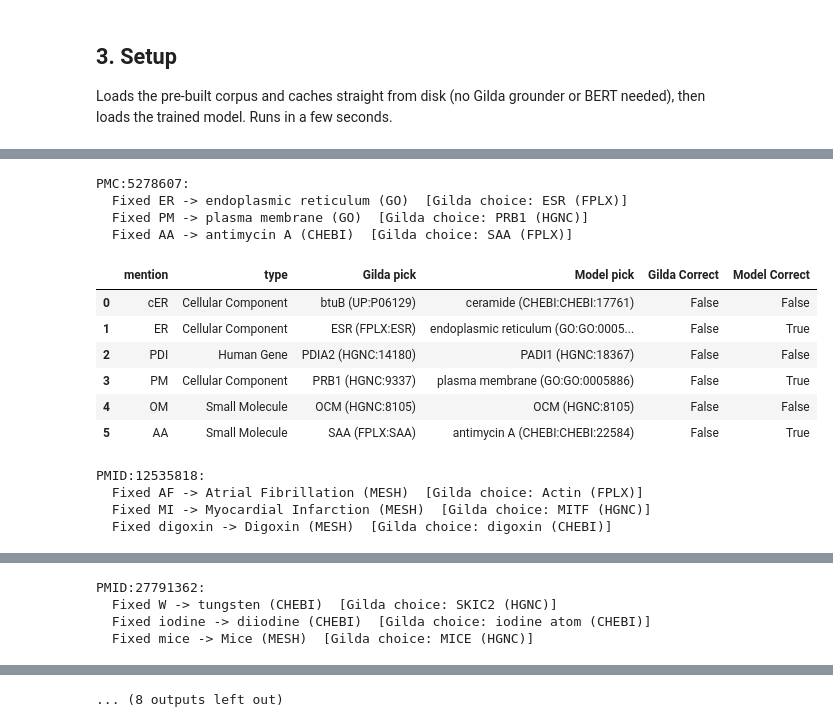
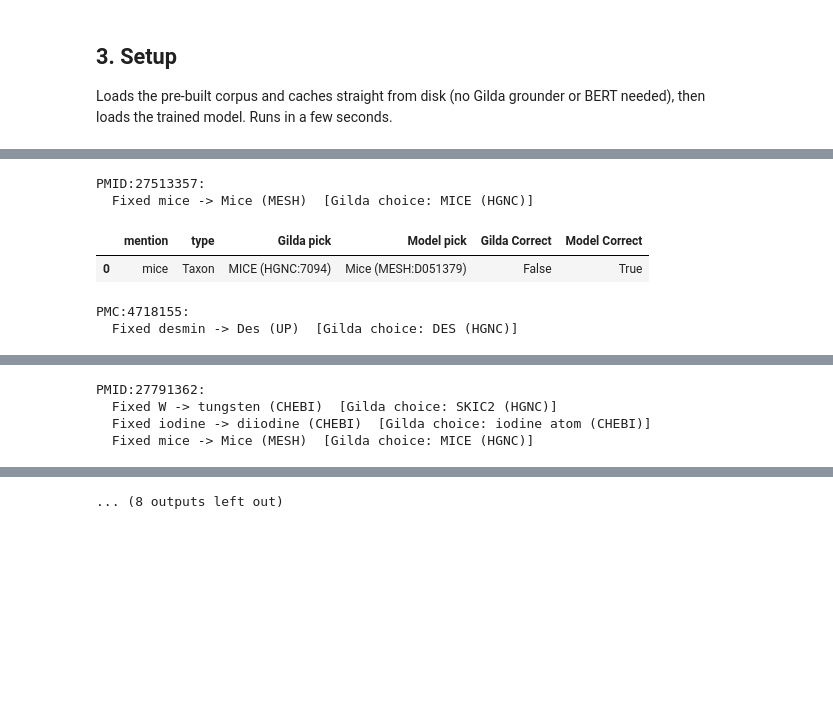
Before and after one commit to gyorilab/ascenda, a Jupyter notebook: ascenda/jd_model_demo.ipynb, the cells around one changed output, grey strips where cells are left out. Cells and saved outputs as stored; diff of their text form; code cells hidden in the pictures; blank space fills up the shorter version.

```diff
--- a/ascenda/jd_model_demo.ipynb
+++ b/ascenda/jd_model_demo.ipynb
@@ -52,10 +63,10 @@ For a single document, view each mention's **Gilda** pick next to what the **mod
 def curie(c):
     return f"{c.term.db}:{c.term.id}"
 
-def compare_doc(doc):
-    preds = predict_document(doc, emb_cache, model, context_cache=ctx_cache)
+def compare_source(source):
+    preds = predict_source(source, emb_cache, model)
     rows = []
-    for m in doc.mentions:
+    for m in source.mentions:
         if not m.candidates:
             continue
         gilda_top = m.candidates[0]
@@ -72,11 +83,11 @@ def compare_doc(doc):
 
 ambiguous = filter_ambiguous_mentions(test)
 
-def model_gains(doc):
-    df = compare_doc(doc)
+def model_gains(source):
+    df = compare_source(source)
     return len(df) and (~df["Gilda Correct"] & df["Model Correct"]).any()
 
 examples = [d for d in ambiguous if 2 <= len(d.mentions) <= 6 and model_gains(d)]
-print("Document:", examples[10].doc_id)
-compare_doc(examples[10])
+print("Source:", examples[10].source_id)
+compare_source(examples[10])
 # %% [output]
@@ -106,7 +134,7 @@ The `All` row is the main result: **Model F1** should be greater than **Gilda F1
 # %%
 print("Full test corpus")
-preds = {d.doc_id: predict_document(d, emb_cache, model, context_cache=ctx_cache)
-         for d in test}
+preds = {s.source_id: predict_source(s, emb_cache, model)
+         for s in test}
 comparison_table(test, preds, model_col="Model F1", total_label="All", add_average_row=False)
 # %% [output]
 Full test corpus
@@ -148,17 +176,17 @@ The cell below mines the held-out corpus in search of example documents where th
 # %%
-use_ambiguous = True  # flip to False if you want to look at example docs from the full test set
+use_ambiguous = True  # flip to False if you want to look at example sources from the full test set
 
 if use_ambiguous:
-    by_id = {d.doc_id: d for d in ambiguous}
+    by_id = {s.source_id: s for s in ambiguous}
 else:
-    by_id = {d.doc_id: d for d in test}
+    by_id = {s.source_id: s for s in test}
 
-def doc_flips(doc):
-    preds = predict_document(doc, emb_cache, model, context_cache=ctx_cache)
+def source_flips(source):
+    preds = predict_source(source, emb_cache, model)
     gains = []
     losses = []
     seen = set()
-    for m in doc.mentions:
+    for m in source.mentions:
         if not m.candidates or m.text in seen:
             continue
         seen.add(m.text)
@@ -171,29 +199,30 @@ def doc_flips(doc):
             losses.append((m.text, g, mo))
     return gains, losses
 
-def mine_examples(docs, n=10, max_mentions=8):
-    scored = []
-    for d in docs:
+import random
+
+def mine_examples(sources, n=10, max_mentions=8, seed=0):
+    candidates = []
+    for d in sources:
         if not (1 <= len(d.mentions) <= max_mentions):
             continue
-        gains, losses = doc_flips(d)
+        gains, losses = source_flips(d)
         if not gains:
             continue
-        cross = sum(g.term.db != mo.term.db for _, g, mo in gains)
-        scored.append(((len(losses) == 0), cross, len(gains), d.doc_id, gains))
-    scored.sort(key=lambda t: (t[0], t[1], t[2]), reverse=True)
+        candidates.append((d.source_id, gains))
+    picked = random.Random(seed).sample(candidates, min(n, len(candidates)))
     return {
-        doc_id: "".join(
+        source_id: "".join(
             f"  Fixed {t} -> {mo.term.entry_name} ({mo.term.db})"
             f"  [Gilda choice: {g.term.entry_name} ({g.term.db})]\n"
             for t, g, mo in gains[:3])
-        for _, _, _, doc_id, gains in scored[:n]
+        for source_id, gains in picked
     }
 
-mined_examples = mine_examples(ambiguous)
+mined_examples = mine_examples(ambiguous, seed=0)
 
-for doc_id, note in mined_examples.items():
-    print(f"\n{doc_id}: \n{note}")
-    df = compare_doc(by_id[doc_id])
+for source_id, note in mined_examples.items():
+    print(f"\n{source_id}: \n{note}")
+    df = compare_source(by_id[source_id])
     display(df.drop_duplicates(subset=["mention", "Model pick"]))
 # %% [output]
@@ -208,16 +234,7 @@ PMC:4801944:
-PMC:5278607:
-  Fixed ER -> endoplasmic reticulum (GO)  [Gilda choice: ESR (FPLX)]
-  Fixed PM -> plasma membrane (GO)  [Gilda choice: PRB1 (HGNC)]
-  Fixed AA -> antimycin A (CHEBI)  [Gilda choice: SAA (FPLX)]
+PMID:27513357:
+  Fixed mice -> Mice (MESH)  [Gilda choice: MICE (HGNC)]
 |  | mention | type | Gilda pick | Model pick | Gilda Correct | Model Correct |
-| 0 | cER | Cellular Component | btuB (UP:P06129) | ceramide (CHEBI:CHEBI:17761) | False | False |
-| 1 | ER | Cellular Component | ESR (FPLX:ESR) | endoplasmic reticulum (GO:GO:0005... | False | True |
-| 2 | PDI | Human Gene | PDIA2 (HGNC:14180) | PADI1 (HGNC:18367) | False | False |
-| 3 | PM | Cellular Component | PRB1 (HGNC:9337) | plasma membrane (GO:GO:0005886) | False | True |
-| 4 | OM | Small Molecule | OCM (HGNC:8105) | OCM (HGNC:8105) | False | False |
-| 5 | AA | Small Molecule | SAA (FPLX:SAA) | antimycin A (CHEBI:CHEBI:22584) | False | True |
+| 0 | mice | Taxon | MICE (HGNC:7094) | Mice (MESH:D051379) | False | True |
-PMID:12535818:
-  Fixed AF -> Atrial Fibrillation (MESH)  [Gilda choice: Actin (FPLX)]
-  Fixed MI -> Myocardial Infarction (MESH)  [Gilda choice: MITF (HGNC)]
-  Fixed digoxin -> Digoxin (MESH)  [Gilda choice: digoxin (CHEBI)]
+PMC:4718155:
+  Fixed desmin -> Des (UP)  [Gilda choice: DES (HGNC)]
 |  | mention | type | Gilda pick | Model pick | Gilda Correct | Model Correct |
```
Also changed, not shown: parts of 11 cells of this notebook.
